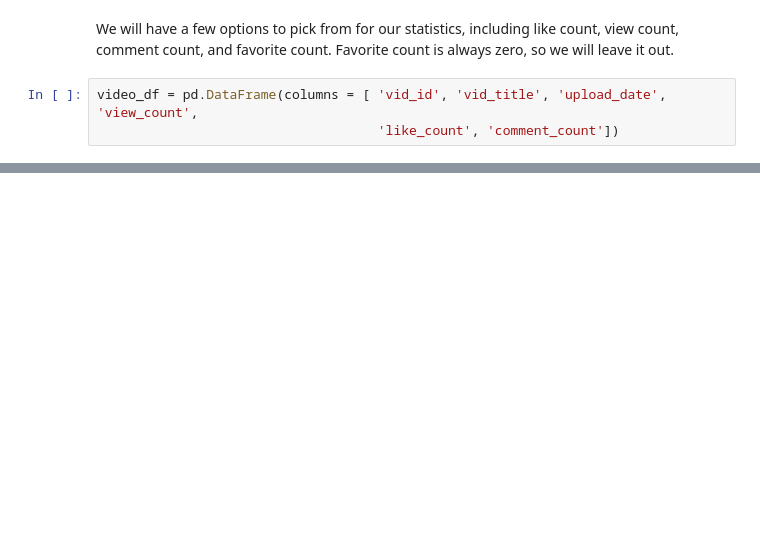
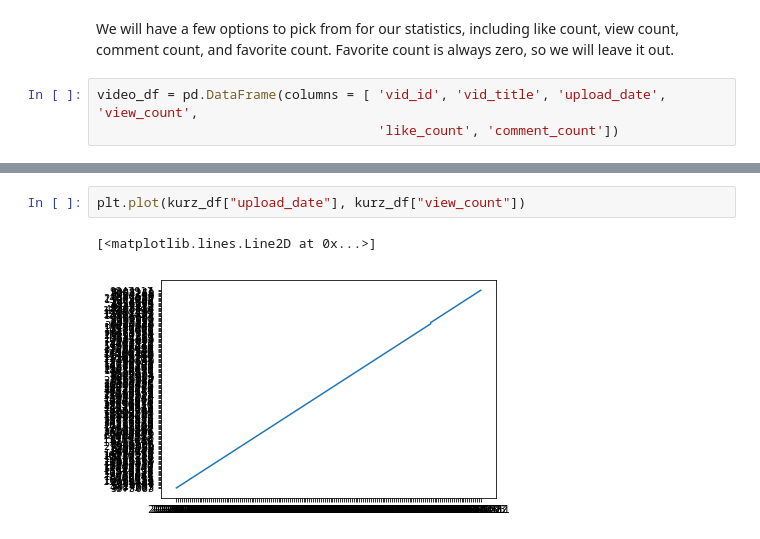
Before and after one commit to Andrew-Castagno/Portfolio, a Jupyter notebook: Youtube API Pipeline.ipynb, the cells around one changed output, grey strips where cells are left out. Cells and saved outputs as stored; diff of their text form; blank space fills up the shorter version.

```diff
--- a/Youtube API Pipeline.ipynb
+++ b/Youtube API Pipeline.ipynb
@@ -63,0 +154,5 @@ video_df
+# %%
+plt.plot(kurz_df["upload_date"], kurz_df["view_count"])
+# %% [output]
+[<matplotlib.lines.Line2D at 0x...>]
+[figure, added]
```
Also changed, not shown: parts of 9 cells of this notebook.
